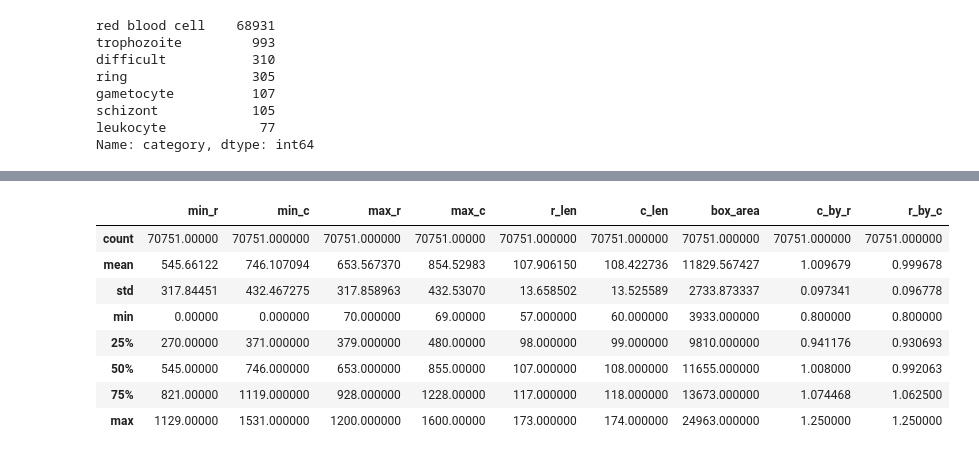
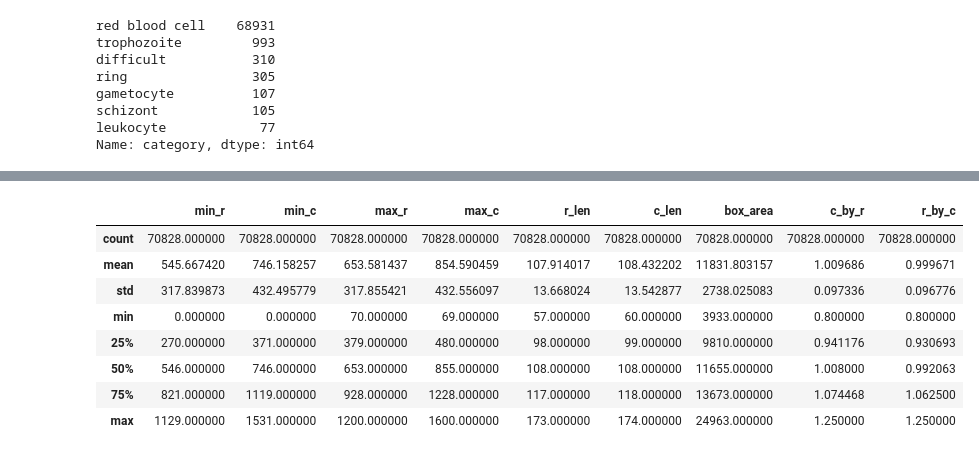
Before and after one commit to aliciademorauk/malari_eye, a Jupyter notebook: notebooks/ap_json_clean.ipynb, the cells around one changed output, grey strips where cells are left out. Drawn from its saved outputs; the diff is of its cells as text; code cells hidden in the pictures.

```diff
--- a/notebooks/ap_json_clean.ipynb
+++ b/notebooks/ap_json_clean.ipynb
@@ -200,12 +198,12 @@ Name: category, dtype: float64
 # %%
-square_enough_good_size_no_leukocytes.describe()
+square_enough_and_good_size.describe()
 # %% [output]
 |  | min_r | min_c | max_r | max_c | r_len | c_len | box_area | c_by_r | r_by_c |
-| count | 70751.00000 | 70751.000000 | 70751.000000 | 70751.00000 | 70751.000000 | 70751.000000 | 70751.000000 | 70751.000000 | 70751.000000 |
-| mean | 545.66122 | 746.107094 | 653.567370 | 854.52983 | 107.906150 | 108.422736 | 11829.567427 | 1.009679 | 0.999678 |
-| std | 317.84451 | 432.467275 | 317.858963 | 432.53070 | 13.658502 | 13.525589 | 2733.873337 | 0.097341 | 0.096778 |
-| min | 0.00000 | 0.000000 | 70.000000 | 69.00000 | 57.000000 | 60.000000 | 3933.000000 | 0.800000 | 0.800000 |
-| 25% | 270.00000 | 371.000000 | 379.000000 | 480.00000 | 98.000000 | 99.000000 | 9810.000000 | 0.941176 | 0.930693 |
-| 50% | 545.00000 | 746.000000 | 653.000000 | 855.00000 | 107.000000 | 108.000000 | 11655.000000 | 1.008000 | 0.992063 |
-| 75% | 821.00000 | 1119.000000 | 928.000000 | 1228.00000 | 117.000000 | 118.000000 | 13673.000000 | 1.074468 | 1.062500 |
-| max | 1129.00000 | 1531.000000 | 1200.000000 | 1600.00000 | 173.000000 | 174.000000 | 24963.000000 | 1.250000 | 1.250000 |
+| count | 70828.000000 | 70828.000000 | 70828.000000 | 70828.000000 | 70828.000000 | 70828.000000 | 70828.000000 | 70828.000000 | 70828.000000 |
+| mean | 545.667420 | 746.158257 | 653.581437 | 854.590459 | 107.914017 | 108.432202 | 11831.803157 | 1.009686 | 0.999671 |
+| std | 317.839873 | 432.495779 | 317.855421 | 432.556097 | 13.668024 | 13.542877 | 2738.025083 | 0.097336 | 0.096776 |
+| min | 0.000000 | 0.000000 | 70.000000 | 69.000000 | 57.000000 | 60.000000 | 3933.000000 | 0.800000 | 0.800000 |
+| 25% | 270.000000 | 371.000000 | 379.000000 | 480.000000 | 98.000000 | 99.000000 | 9810.000000 | 0.941176 | 0.930693 |
+| 50% | 546.000000 | 746.000000 | 653.000000 | 855.000000 | 108.000000 | 108.000000 | 11655.000000 | 1.008000 | 0.992063 |
+| 75% | 821.000000 | 1119.000000 | 928.000000 | 1228.000000 | 117.000000 | 118.000000 | 13673.000000 | 1.074468 | 1.062500 |
+| max | 1129.000000 | 1531.000000 | 1200.000000 | 1600.000000 | 173.000000 | 174.000000 | 24963.000000 | 1.250000 | 1.250000 |
```
Also changed, not shown: parts of 4 cells of this notebook.
